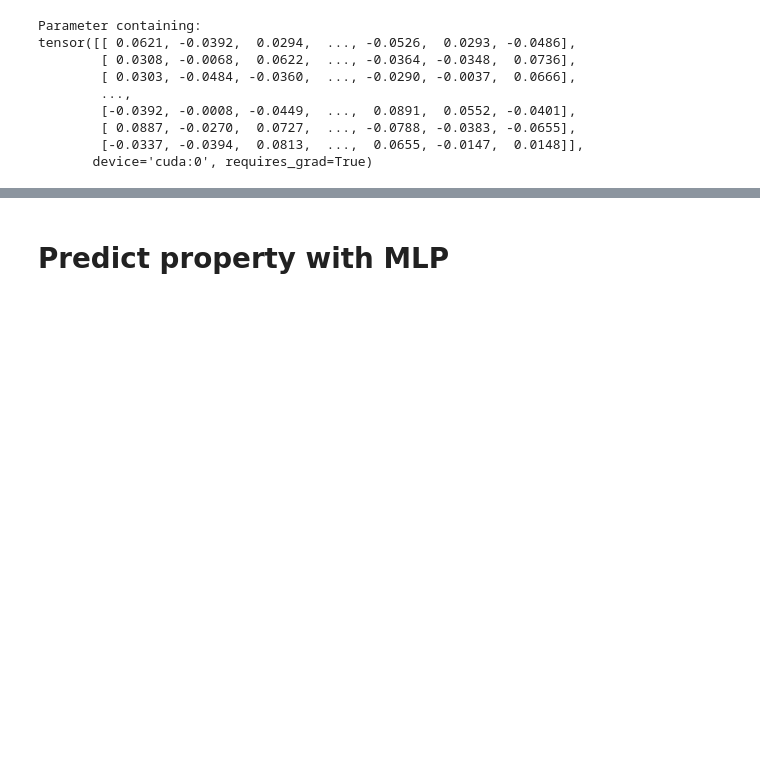
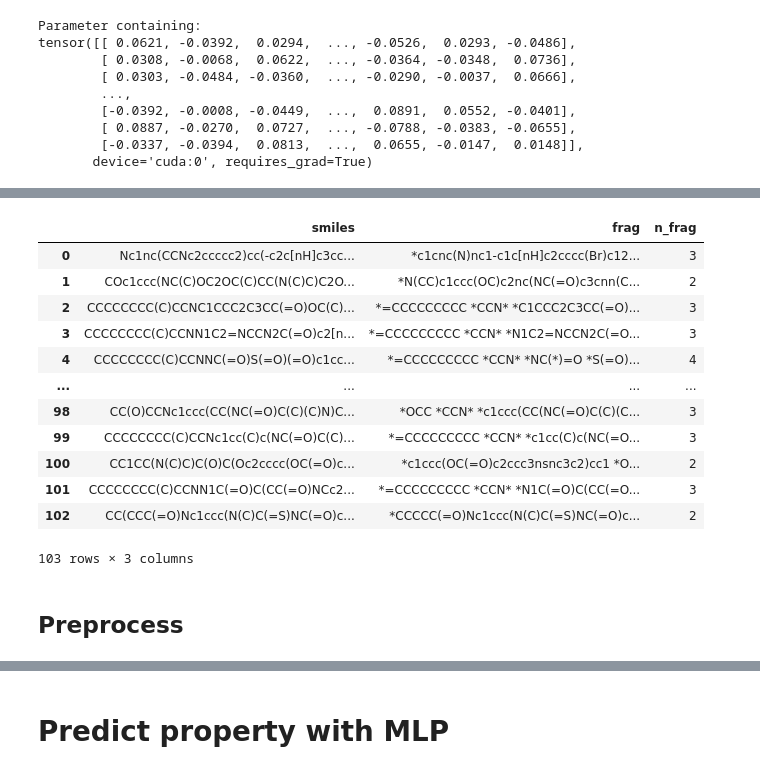
Before and after one commit to panukorn17/drug_discovery_models, a Jupyter notebook: fragment-based-dgm/Latent Space Optimisation.ipynb, the cells around one changed output, grey strips where cells are left out. Drawn from its saved outputs; the diff is of its cells as text; code cells hidden in the pictures; blank space fills up the shorter version.

Commit message:
"auto commit tracked files for new experiment: Molecule Generator on 2022-08-23@13:07:48"

```diff
--- a/fragment-based-dgm/Latent Space Optimisation.ipynb
+++ b/fragment-based-dgm/Latent Space Optimisation.ipynb
@@ -180,0 +228,10 @@ plt.show()
+# %%
+def update(save_to, sample, running_seqs, step):
+    # select only still running
+    running_latest = save_to[running_seqs]
+    # update token at step position
+    running_latest[:, step] = sample.data
+    # save back
+    save_to[running_seqs] = running_latest
+
+    return save_to
@@ -180,0 +245,26 @@ plt.show()
+# %%
+def generate_molecules(samples, vocab):
+    result = []
+    num_samples = samples.shape[0]
+
+    for idx in range(num_samples):
+        frag_smiles = vocab.translate(samples[idx, :])
+        frag_smiles = remove_consecutive(frag_smiles)
+        #print(frag_smiles)
+
+        if len(frag_smiles) <= 1:
+            continue
+
+        try:
+            frag_mols = mols_from_smiles(frag_smiles)
+            mol, frags = reconstruct(frag_mols)
+            #print(mol)
+            if mol is not None:
+                smiles = mol_to_smiles(mol)
+                num_frags = len(frags)
+                frags = " ".join(mols_to_smiles(frags))
+                result.append((smiles, frags, num_frags))
+        except Exception:
+            continue
+
+    return result
@@ -180,0 +437,18 @@ plt.show()
+# %%
+df_samples
+# %% [output]
+|  | smiles | frag | n_frag |
+| 0 | Nc1nc(CCNc2ccccc2)cc(-c2c[nH]c3cc... | *c1cnc(N)nc1-c1c[nH]c2cccc(Br)c12... | 3 |
+| 1 | COc1ccc(NC(C)OC2OC(C)CC(N(C)C)C2O... | *N(CC)c1ccc(OC)c2nc(NC(=O)c3cnn(C... | 2 |
+| 2 | CCCCCCCC(C)CCNC1CCC2C3CC(=O)OC(C)... | *=CCCCCCCCC *CCN* *C1CCC2C3CC(=O)... | 3 |
+| 3 | CCCCCCCC(C)CCNN1C2=NCCN2C(=O)c2[n... | *=CCCCCCCCC *CCN* *N1C2=NCCN2C(=O... | 3 |
+| 4 | CCCCCCCC(C)CCNNC(=O)S(=O)(=O)c1cc... | *=CCCCCCCCC *CCN* *NC(*)=O *S(=O)... | 4 |
+| ... | ... | ... | ... |
+| 98 | CC(O)CCNc1ccc(CC(NC(=O)C(C)(C)N)C... | *OCC *CCN* *c1ccc(CC(NC(=O)C(C)(C... | 3 |
+| 99 | CCCCCCCC(C)CCNc1cc(C)c(NC(=O)C(C)... | *=CCCCCCCCC *CCN* *c1cc(C)c(NC(=O... | 3 |
+| 100 | CC1CC(N(C)C)C(O)C(Oc2cccc(OC(=O)c... | *c1ccc(OC(=O)c2ccc3nsnc3c2)cc1 *O... | 2 |
+| 101 | CCCCCCCC(C)CCNN1C(=O)C(CC(=O)NCc2... | *=CCCCCCCCC *CCN* *N1C(=O)C(CC(=O... | 3 |
+| 102 | CC(CCC(=O)Nc1ccc(N(C)C(=S)NC(=O)c... | *CCCCC(=O)Nc1ccc(N(C)C(=S)NC(=O)c... | 2 |
+103 rows × 3 columns
+# %% [markdown]
+## Preprocess
```
Also changed, not shown: parts of 36 cells of this notebook, 1 other file.
